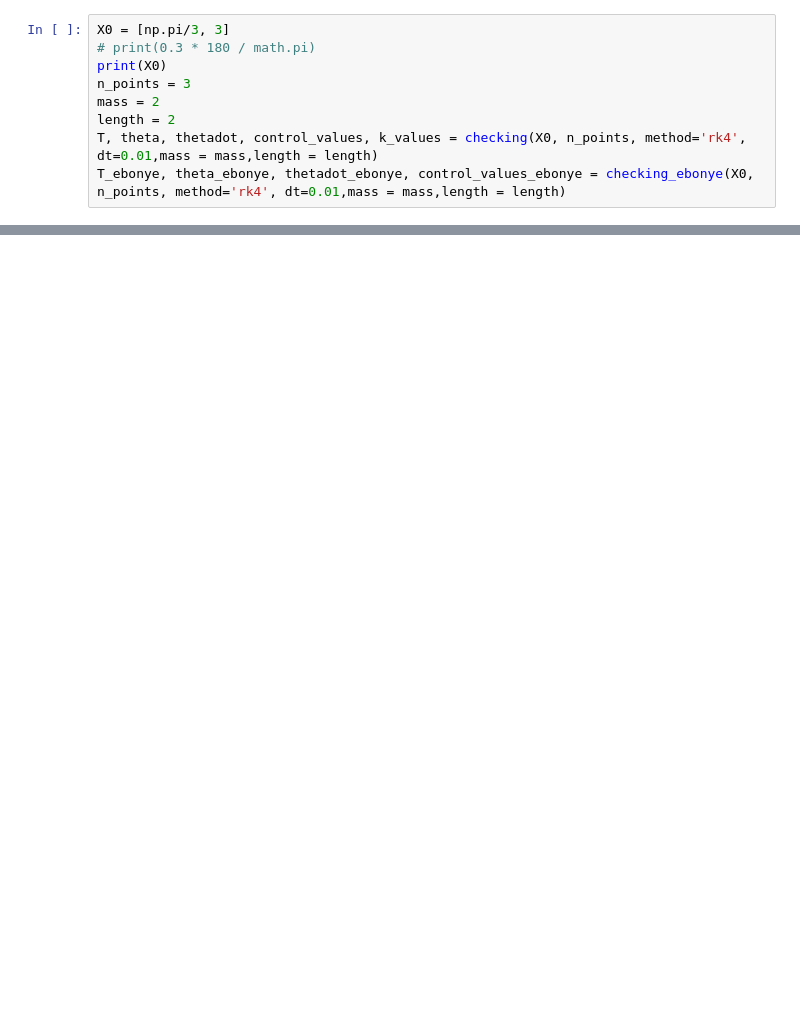
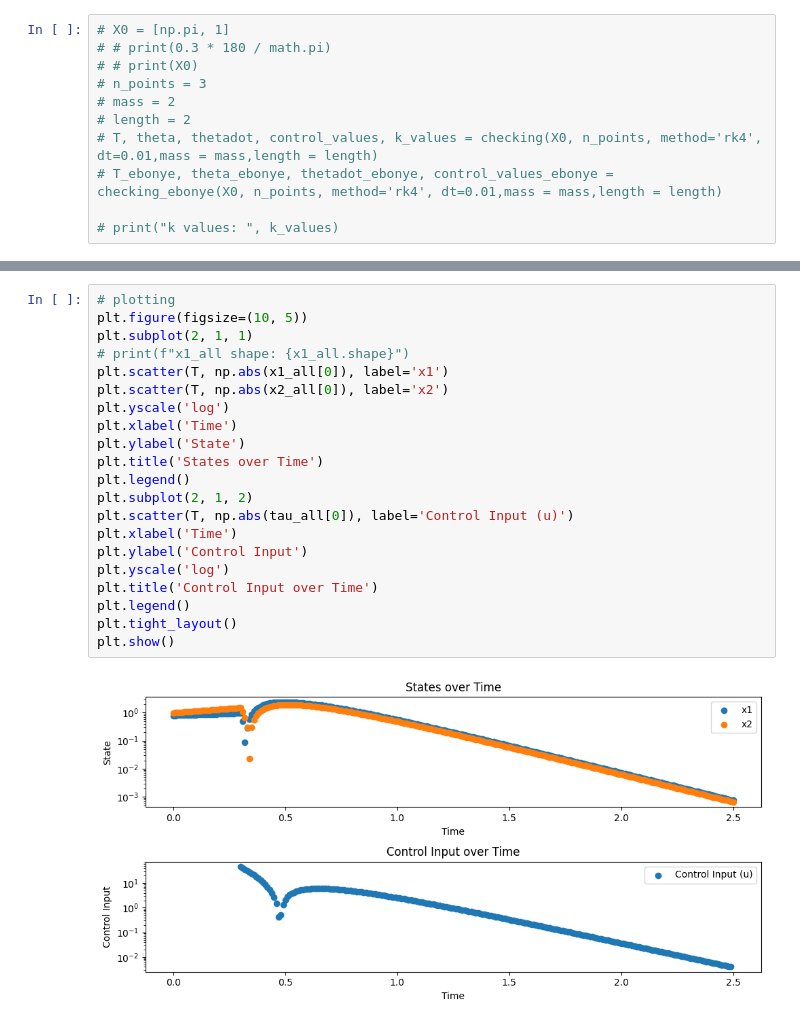
Before and after one commit to aidanandrews22/transformer_control, a Jupyter notebook: controller_design.ipynb, the cells around one changed output, grey strips where cells are left out. Cells and saved outputs as stored; diff of their text form; blank space fills up the shorter version.

```diff
--- a/controller_design.ipynb
+++ b/controller_design.ipynb
@@ -30,9 +213,11 @@ The autoreload extension is already loaded. To reload it, use:
 # %%
-X0 = [np.pi/3, 3]
-# print(0.3 * 180 / math.pi)
-print(X0)
-n_points = 3
-mass = 2
-length = 2
-T, theta, thetadot, control_values, k_values = checking(X0, n_points, method='rk4', dt=0.01,mass = mass,length = length)
-T_ebonye, theta_ebonye, thetadot_ebonye, control_values_ebonye = checking_ebonye(X0, n_points, method='rk4', dt=0.01,mass = mass,length = length)
+# X0 = [np.pi, 1]
+# # print(0.3 * 180 / math.pi)
+# # print(X0)
+# n_points = 3
+# mass = 2
+# length = 2
+# T, theta, thetadot, control_values, k_values = checking(X0, n_points, method='rk4', dt=0.01,mass = mass,length = length)
+# T_ebonye, theta_ebonye, thetadot_ebonye, control_values_ebonye = checking_ebonye(X0, n_points, method='rk4', dt=0.01,mass = mass,length = length)
+
+# print("k values: ", k_values)
@@ -205,0 +540,23 @@ plt.show()
+# %%
+# plotting
+plt.figure(figsize=(10, 5))
+plt.subplot(2, 1, 1)
+# print(f"x1_all shape: {x1_all.shape}")
+plt.scatter(T, np.abs(x1_all[0]), label='x1')
+plt.scatter(T, np.abs(x2_all[0]), label='x2')
+plt.yscale('log')
+plt.xlabel('Time')
+plt.ylabel('State')
+plt.title('States over Time')
+plt.legend()
+plt.subplot(2, 1, 2)
+plt.scatter(T, np.abs(tau_all[0]), label='Control Input (u)')
+plt.xlabel('Time')
+plt.ylabel('Control Input')
+plt.yscale('log')
+plt.title('Control Input over Time')
+plt.legend()
+plt.tight_layout()
+plt.show()
+# %% [output]
+[figure, added]
```
Also changed, not shown: parts of 15 cells of this notebook, 39 other files.
